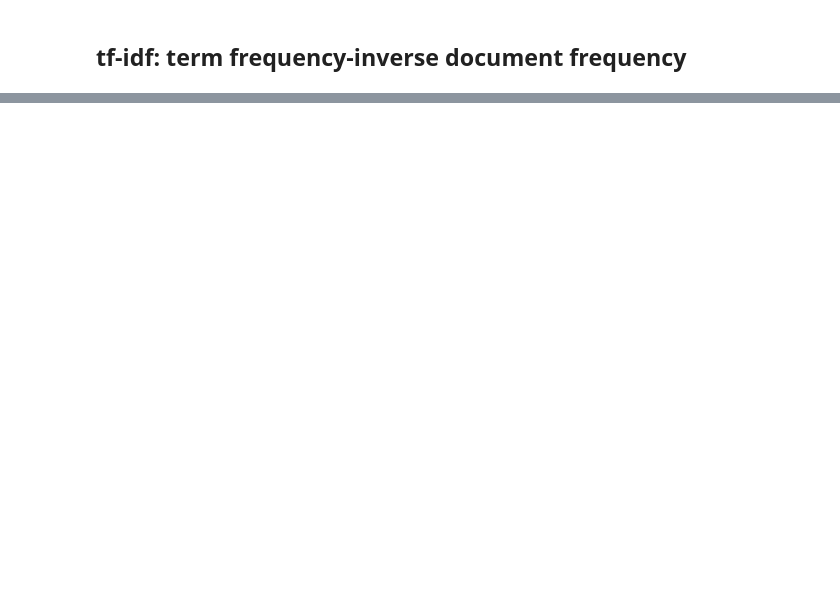
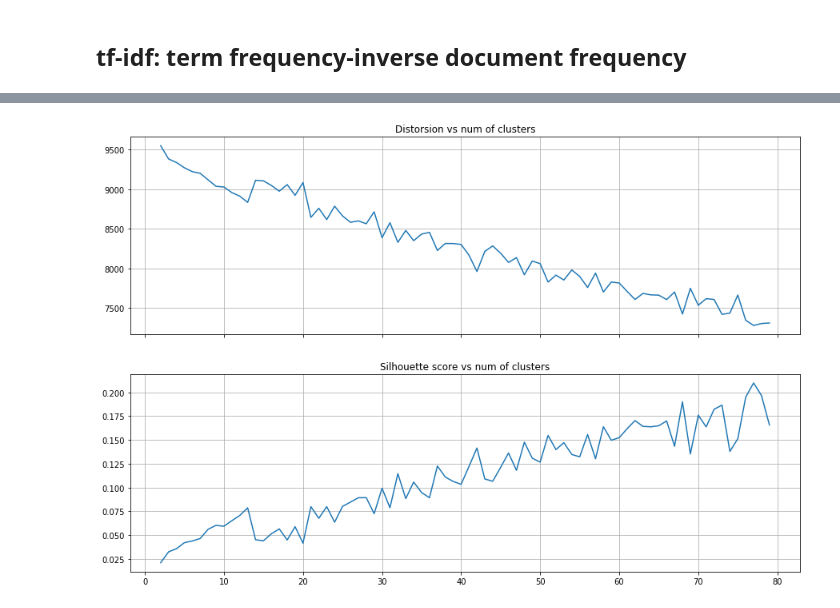
Before and after one commit to alisulas/Russian-Bots-Twitter-Analysis, a Jupyter notebook: BotDetection.ipynb, the cells around one changed output, grey strips where cells are left out. Cells and saved outputs as stored; diff of their text form; code cells hidden in the pictures; blank space fills up the shorter version.

```diff
--- a/BotDetection.ipynb
+++ b/BotDetection.ipynb
@@ -92,0 +192,18 @@ tfidf.tfidf.hist(bins=25, figsize=(15,7))
+# %%
+distorsions = []
+sil_scores = []
+k_max = 80
+for k in tqdm(range(2, k_max)):
+    kmeans_model = MiniBatchKMeans(
+        n_clusters=k,
+        init='k-means++',
+        n_init=1,
+        random_state=42,
+        init_size=1000,
+        verbose=True,
+        max_iter=1000
+    )
+    kmeans_model.fit(vecz)
+    sil_score = silhouette_score(vecz, kmeans_model.labels_)
+    sil_scores.append(sil_score)
+    distorsions.append(kmeans_model.inertia_)
@@ -92,0 +231,12 @@ tfidf.tfidf.hist(bins=25, figsize=(15,7))
+# %%
+f, (ax1, ax2) = plt.subplots(2, 1, sharex=True, figsize=(15, 10))
+
+ax1.plot(range(2, k_max), distorsions)
+ax1.set_title('Distorsion vs num of clusters')
+ax1.grid(True)
+
+ax2.plot(range(2, k_max), sil_scores)
+ax2.set_title('Silhouette score vs num of clusters')
+ax2.grid(True)
+# %% [output]
+[figure, added]
```
Also changed, not shown: parts of 18 cells of this notebook, 6 other files.
